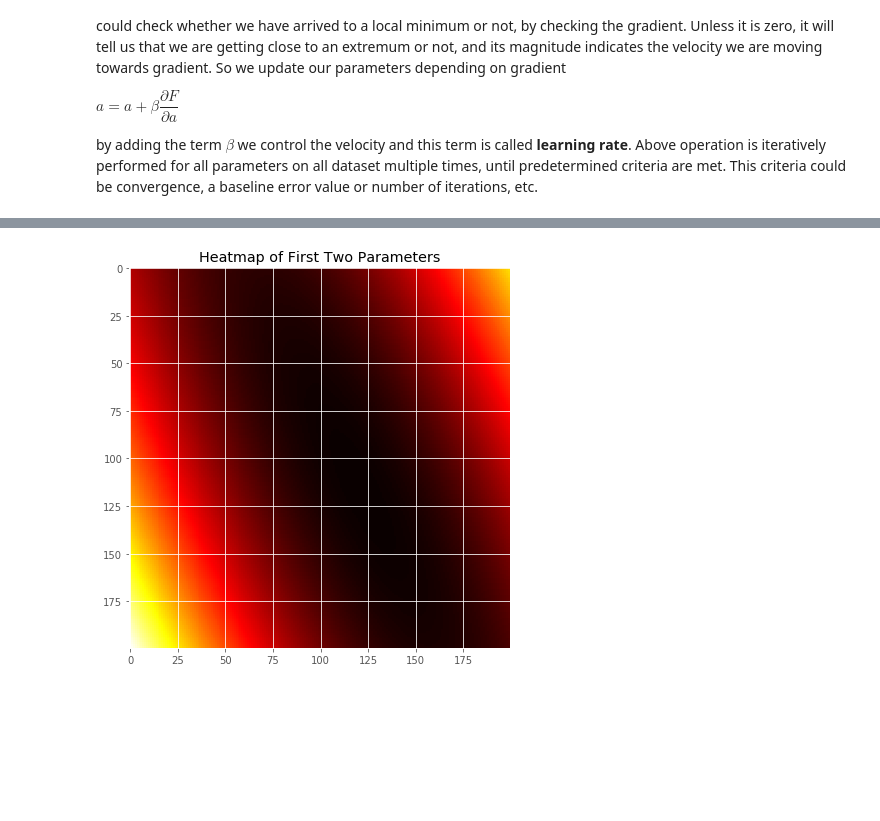
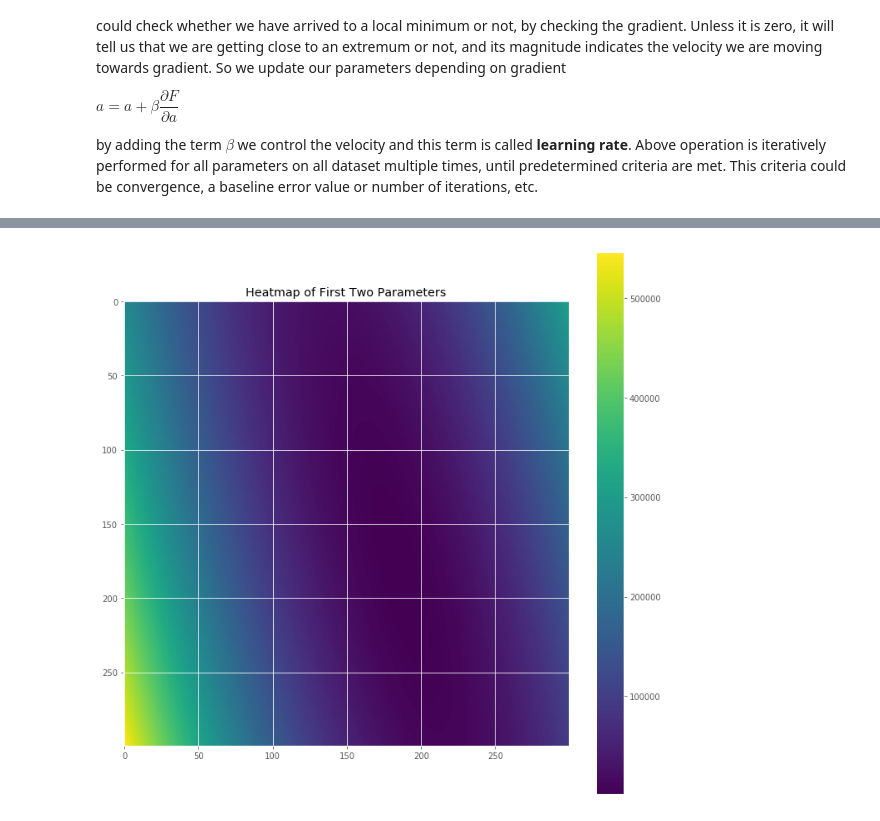
Before and after one commit to mcandar/MLFromScratch, a Jupyter notebook: gradient_descent.ipynb, the cells around one changed output, grey strips where cells are left out. Drawn from its saved outputs; the diff is of its cells as text; code cells hidden in the pictures; blank space fills up the shorter version.

Commit message:
new exploratory graphs in gradient descent

```diff
--- a/gradient_descent.ipynb
+++ b/gradient_descent.ipynb
@@ -161,8 +158,18 @@ Z = np.asarray([[f(y,predictor(x,m,n,c,d)) for m in np.linspace(-m*a, m*a, 200)]
+# %%
+m = 4
+n_res = 300
+XX, YY = np.meshgrid(np.linspace(-m*a, m*a, n_res),
+                     np.linspace(-m*b, m*b, n_res))
+Z = np.asarray([f(y,predictor(x,aa,bb,c,d)) for aa,bb in zip(XX.ravel(), YY.ravel())])
+Z = Z.reshape((n_res,n_res))
 # %%
 # Colorcode shows the error
-fig = plt.figure(figsize=(7,7))
-plt.imshow(Z, cmap='hot', interpolation='nearest')
+fig = plt.figure(figsize=(12,12))
+plt.imshow(Z, cmap='viridis', interpolation='nearest')
+plt.colorbar()
+#ax.set_xticks(coefs[:,0])
+#ax.set_yticks(coefs[:,1])
 plt.title('Heatmap of First Two Parameters')
 plt.show()
 # %% [output]
-[figure, old version]
+[figure, new version]
```
Also changed, not shown: parts of 12 cells of this notebook.
